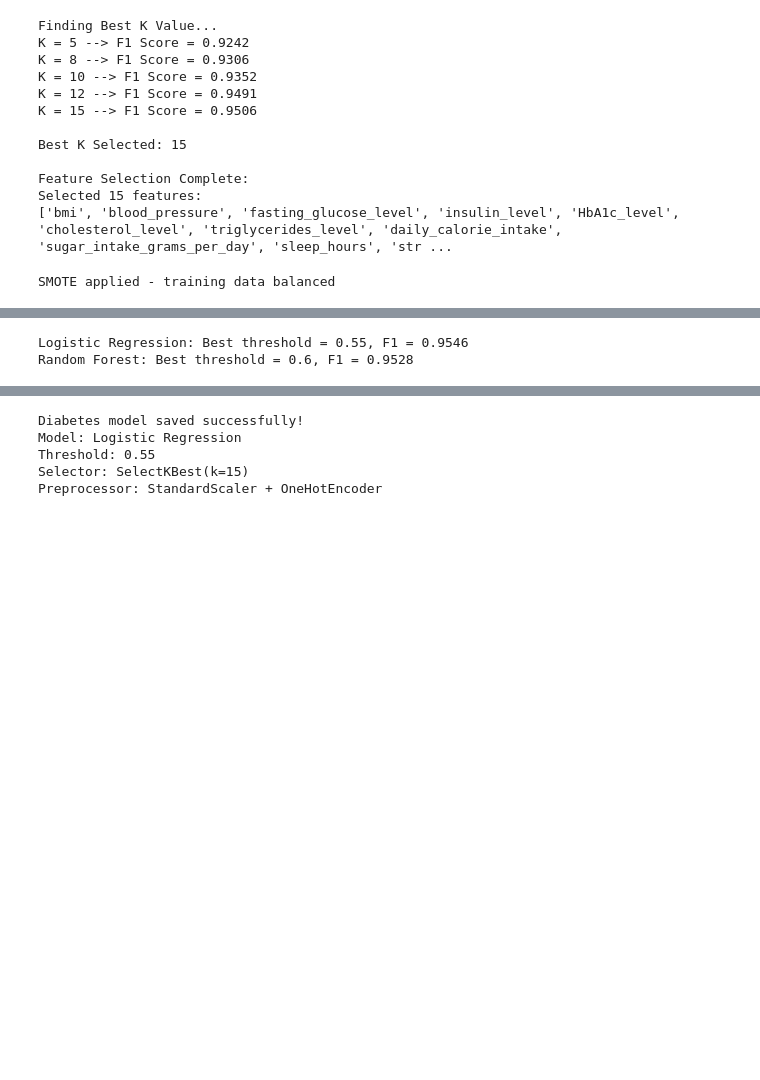
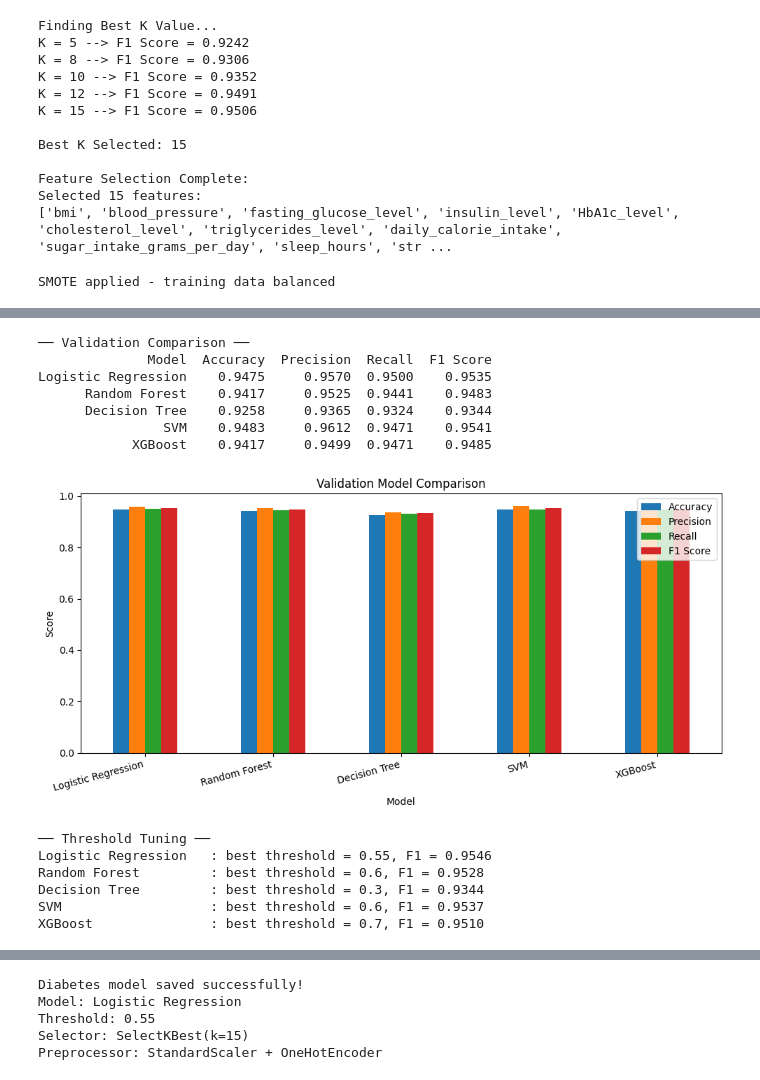
Before and after one commit to Priyansu-Nayak-10/Final-year-Research-Project, a Jupyter notebook: notebooks/diabetes_model.ipynb, the cells around one changed output, grey strips where cells are left out. Saved outputs shown, nothing was run; the diff lists cells and outputs as text; code cells hidden in the pictures; blank space fills up the shorter version.

Commit message:
Update model notebooks

```diff
--- a/notebooks/diabetes_model.ipynb
+++ b/notebooks/diabetes_model.ipynb
@@ -253,25 +240,68 @@ Validation Comparison:
+# %%
+# Validation-set evaluation
+results = []
+
+def evaluate_model(name, model, X, y):
+    y_pred = model.predict(X)
+    results.append({
+        "Model":     name,
+        "Accuracy":  accuracy_score(y, y_pred),
+        "Precision": precision_score(y, y_pred),
+        "Recall":    recall_score(y, y_pred),
+        "F1 Score":  f1_score(y, y_pred),
+    })
+
+for name, model in models.items():
+    evaluate_model(name, model, X_val_prep, y_val)
+
+results_df = pd.DataFrame(results)
+print("\n── Validation Comparison ──")
+print(results_df.round(4).to_string(index=False))
+
+# Bar chart
+results_df.set_index("Model").plot(kind="bar", figsize=(10, 5))
+plt.title("Validation Model Comparison")
+plt.ylabel("Score")
+plt.xticks(rotation=15, ha="right")
+plt.tight_layout()
+plt.show()
+# %% [output]
+── Validation Comparison ──
+              Model  Accuracy  Precision  Recall  F1 Score
+Logistic Regression    0.9475     0.9570  0.9500    0.9535
+      Random Forest    0.9417     0.9525  0.9441    0.9483
+      Decision Tree    0.9258     0.9365  0.9324    0.9344
+                SVM    0.9483     0.9612  0.9471    0.9541
+            XGBoost    0.9417     0.9499  0.9471    0.9485
+[figure, added]
 # %%
 # Threshold tuning — find best decision threshold on validation set only
-best_thresholds = {}
-best_f1_scores = {}
+print("\n── Threshold Tuning ──")
+best_thresholds  = {}
+best_f1_scores   = {}
+thresholds_range = [round(i * 0.05, 2) for i in range(6, 15)]   # 0.30 → 0.70
 
-for name, model in [("Logistic Regression", lr), ("Random Forest", rf)]:
-    probs = model.predict_proba(X_val_prep)[:, 1]
+for name, model in models.items():
+    probs   = model.predict_proba(X_val_prep)[:, 1]
     best_f1 = 0.0
-    best_t = 0.5
+    best_t  = 0.5
 
-    for t in [round(i * 0.05, 2) for i in range(6, 15)]:
+    for t in thresholds_range:
         score = f1_score(y_val, (probs >= t).astype(int))
         if score > best_f1:
             best_f1 = score
-            best_t = t
+            best_t  = t
 
     best_thresholds[name] = best_t
-    best_f1_scores[name] = best_f1
-    print(f"{name}: Best threshold = {best_t}, F1 = {best_f1:.4f}")
+    best_f1_scores[name]  = best_f1
+    print(f"{name:22s}: best threshold = {best_t}, F1 = {best_f1:.4f}")
 # %% [output]
-Logistic Regression: Best threshold = 0.55, F1 = 0.9546
-Random Forest: Best threshold = 0.6, F1 = 0.9528
+── Threshold Tuning ──
+Logistic Regression   : best threshold = 0.55, F1 = 0.9546
+Random Forest         : best threshold = 0.6, F1 = 0.9528
+Decision Tree         : best threshold = 0.3, F1 = 0.9344
+SVM                   : best threshold = 0.6, F1 = 0.9537
+XGBoost               : best threshold = 0.7, F1 = 0.9510
 # %%
 # Select best model using VALIDATION performance (not test)
 best_model_name = max(best_f1_scores, key=best_f1_scores.get)
```
Also changed, not shown: parts of 5 cells of this notebook, 1 other file.
